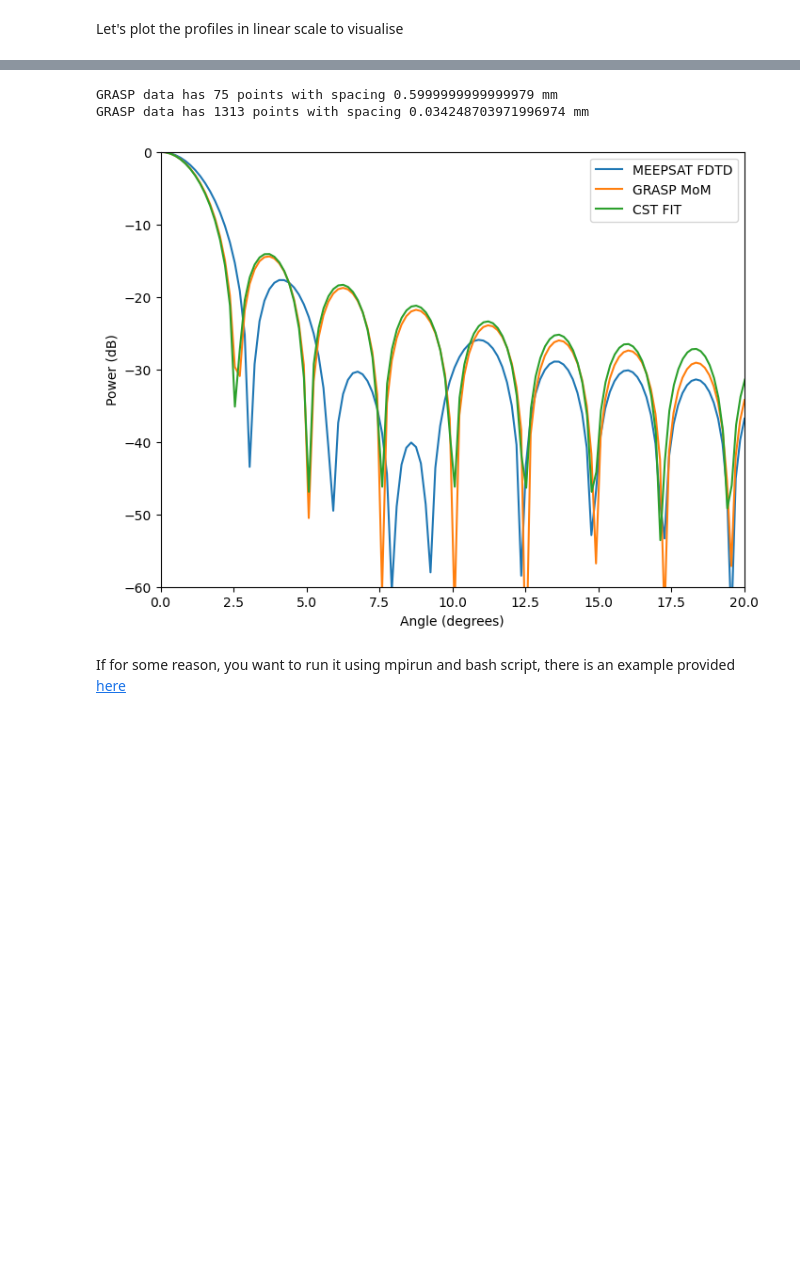
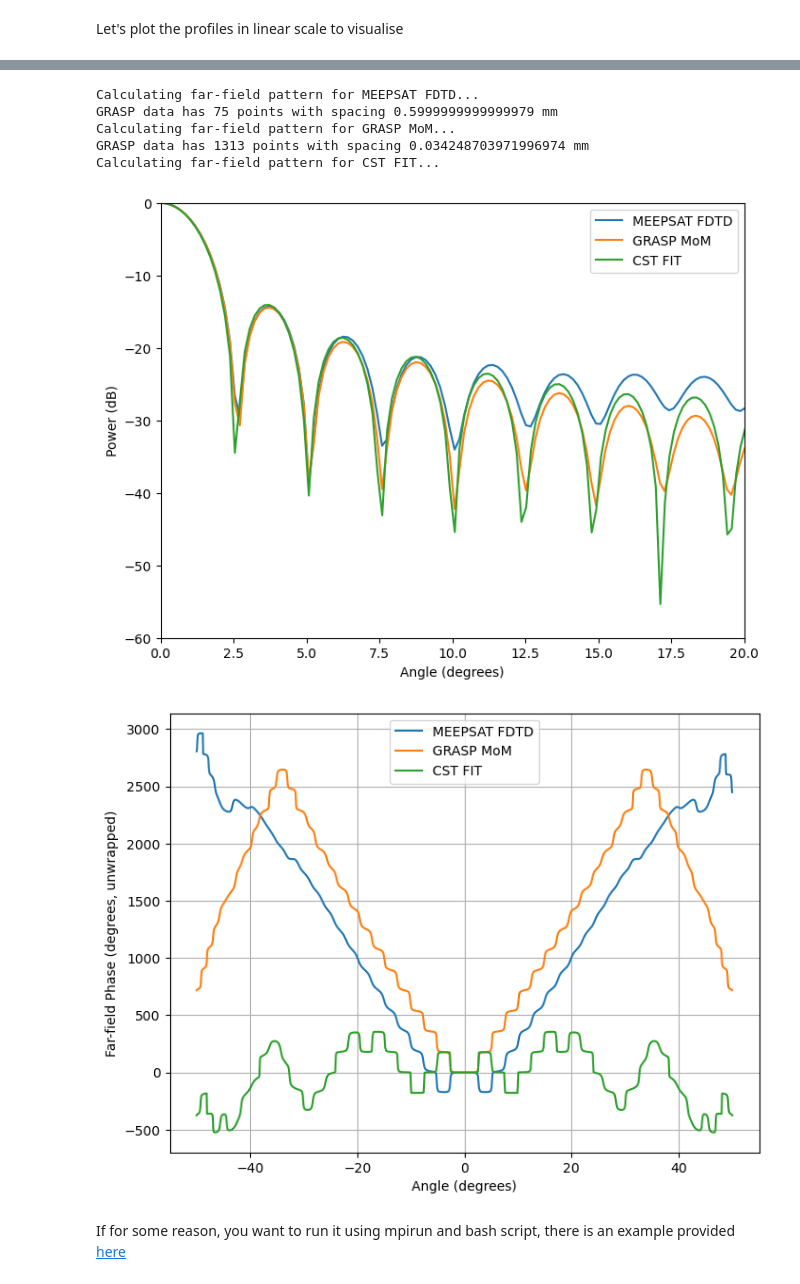
Before and after one commit to aa16oaslak/MeepSAT, a Jupyter notebook: examples/01_simple_single_lens_ARC.ipynb, the cells around one changed output, grey strips where cells are left out. Saved outputs shown, nothing was run; the diff lists cells and outputs as text; code cells hidden in the pictures; blank space fills up the shorter version.

```diff
--- a/examples/01_simple_single_lens_ARC.ipynb
+++ b/examples/01_simple_single_lens_ARC.ipynb
@@ -47,7 +47,7 @@ freq_meep = 1.0 / (wvl * a)
 print("freq (meep units):", freq_meep)
 
 # Beam waist of the Gaussian beam (in mm)
-beam_waist = 1.45756792
+beam_waist = 1.1660
 
 # Edit the freq in the JSON file
 data["sources"]["source1"]["frequecy"] = freq_meep
@@ -597,7 +597,7 @@ zeropad = 15
 
 # Aperture radius (in mm)
 # Defines the physical extent of the aperture used for far-field calculation
-x_pos = -data["simulation"]["primary_params"]["cell_size"]["x"]/2 + 4 #data["apertures"]["aperture1"]["pos_x"]
+x_pos = data["apertures"]["aperture1"]["pos_x"] #-data["simulation"]["primary_params"]["cell_size"]["x"]/2 + 4 #data["apertures"]["aperture1"]["pos_x"]
 aperture_radius =  data["apertures"]["aperture1"]["diameter"]/2#data["simulation"]["primary_params"]["cell_size"]["y"]/2 #data["apertures"]["aperture1"]["diameter"]/2
 print(f"Aperture radius: {aperture_radius} mm")
 # %% [output]
@@ -646,0 +654,16 @@ aperture_slice_meepsat_dB = 10 * np.log10(aperture_slice_meepsat + 1e-20)  # in
+# %%
+# Optional: remove the residual quadratic phase (defocus) from the CST aperture slice.
+# Set refocus_cst = False to keep the raw CST field.
+refocus_cst = True
+
+if refocus_cst:
+    cst_phase = np.unwrap(np.angle(aperture_slice_cst))
+    cst_y = np.asarray(y_coords_cst, dtype=float)
+    # Fit the quadratic only over the well-illuminated part of the aperture
+    illuminated = np.abs(aperture_slice_cst) > 0.1
+    quad_coeff = np.polyfit(cst_y[illuminated], cst_phase[illuminated], 2)[0]
+    # Remove only the quadratic (defocus) term; keep tilt and global phase untouched
+    aperture_slice_cst = aperture_slice_cst * np.exp(-1j * quad_coeff * cst_y**2)
+    k_wave = 2 * np.pi / wvl_meep
+    print(f"Removed quadratic phase from CST slice: {quad_coeff:.5f} rad/mm^2 "
+          f"(equivalent wavefront radius of curvature: {k_wave/(2*quad_coeff):.0f} mm)")
@@ -712,35 +740,59 @@ cst_fit_dict = analysis.meepsat_farfield(efield= aperture_slice_cst,
              coords= y_coords_cst,
              wavelength= wvl_meep,
              resolution= analysis.calculate_grasp_resolution(y_coords_cst),
              zero_pad_beam=15,
              plot_label='CST FIT')
 
 import matplotlib.pyplot as plt
 plt.style.use('default')
 
 # Plot the farfield patterns for comparison
 plt.figure(figsize=(8, 6))
 plt.plot(meepsat_farfield_dict['angle'], meepsat_farfield_dict['power_dB'], label= meepsat_farfield_dict['plot_label'])
-# plt.plot(grasp_MOM_fft_dict['angle'], grasp_MOM_fft_dict['power_dB'], label=grasp_MOM_fft_dict['plot_label'])
-# plt.plot(cst_fit_dict['angle'], cst_fit_dict['power_dB'], label=cst_fit_dict['plot_label'])
+plt.plot(grasp_MOM_fft_dict['angle'], grasp_MOM_fft_dict['power_dB'], label=grasp_MOM_fft_dict['plot_label'])
+plt.plot(cst_fit_dict['angle'], cst_fit_dict['power_dB'], label=cst_fit_dict['plot_label'])
 plt.xlabel('Angle (degrees)')
 plt.ylabel('Power (dB)')
 plt.xlim(0, 20)
 plt.ylim(-60,0)
 plt.legend()
 
 # Save the figure
 save_dir = os.path.join('./../processed_data', 'simple_single_lens_ARC', f'{freq}GHz')
 os.makedirs(save_dir, exist_ok=True)
 plt.savefig(os.path.join(save_dir, 'farfield_comparison.png'), dpi=300, bbox_inches='tight')
 
 # Save as a svg file for better quality in publications
 plt.savefig(os.path.join(save_dir, 'farfield_comparison.svg'), dpi=300, bbox_inches='tight')
 
 plt.show()
+
+# Plot the farfield phase for comparison
+plt.figure(figsize=(8, 6))
+for ff_dict in [meepsat_farfield_dict, grasp_MOM_fft_dict, cst_fit_dict]:
+    window = np.abs(ff_dict['angle']) <= 50
+    phase_deg = np.degrees(np.unwrap(ff_dict['phase_rad'][window]))
+    # Each dataset has an arbitrary global phase reference, so zero the phase at boresight
+    phase_deg -= phase_deg[np.argmin(np.abs(ff_dict['angle'][window]))]
+    plt.plot(ff_dict['angle'][window], phase_deg, label=ff_dict['plot_label'])
+plt.xlabel('Angle (degrees)')
+plt.ylabel('Far-field Phase (degrees, unwrapped)')
+# plt.xlim(-50, 50)
+plt.grid()
+plt.legend()
+
+# Save the figure
+plt.savefig(os.path.join(save_dir, 'farfield_phase_comparison.png'), dpi=300, bbox_inches='tight')
+plt.savefig(os.path.join(save_dir, 'farfield_phase_comparison.svg'), dpi=300, bbox_inches='tight')
+
+plt.show()
 # %% [output]
+Calculating far-field pattern for MEEPSAT FDTD...
 GRASP data has 75 points with spacing 0.5999999999999979 mm
+Calculating far-field pattern for GRASP MoM...
 GRASP data has 1313 points with spacing 0.034248703971996974 mm
+Calculating far-field pattern for CST FIT...
-[figure, old version]
+[figure, new version]
+[figure, added]
 # %% [markdown]
 If for some reason, you want to run it using mpirun and bash script, there is an example provided [here](https://github.com/aa16oaslak/MeepSAT/tree/main/examples/HPC_Tutorial/time-reverse/01_simple_single_lens_ARC)
```
Also changed, not shown: parts of 10 cells of this notebook, 2 other files.
